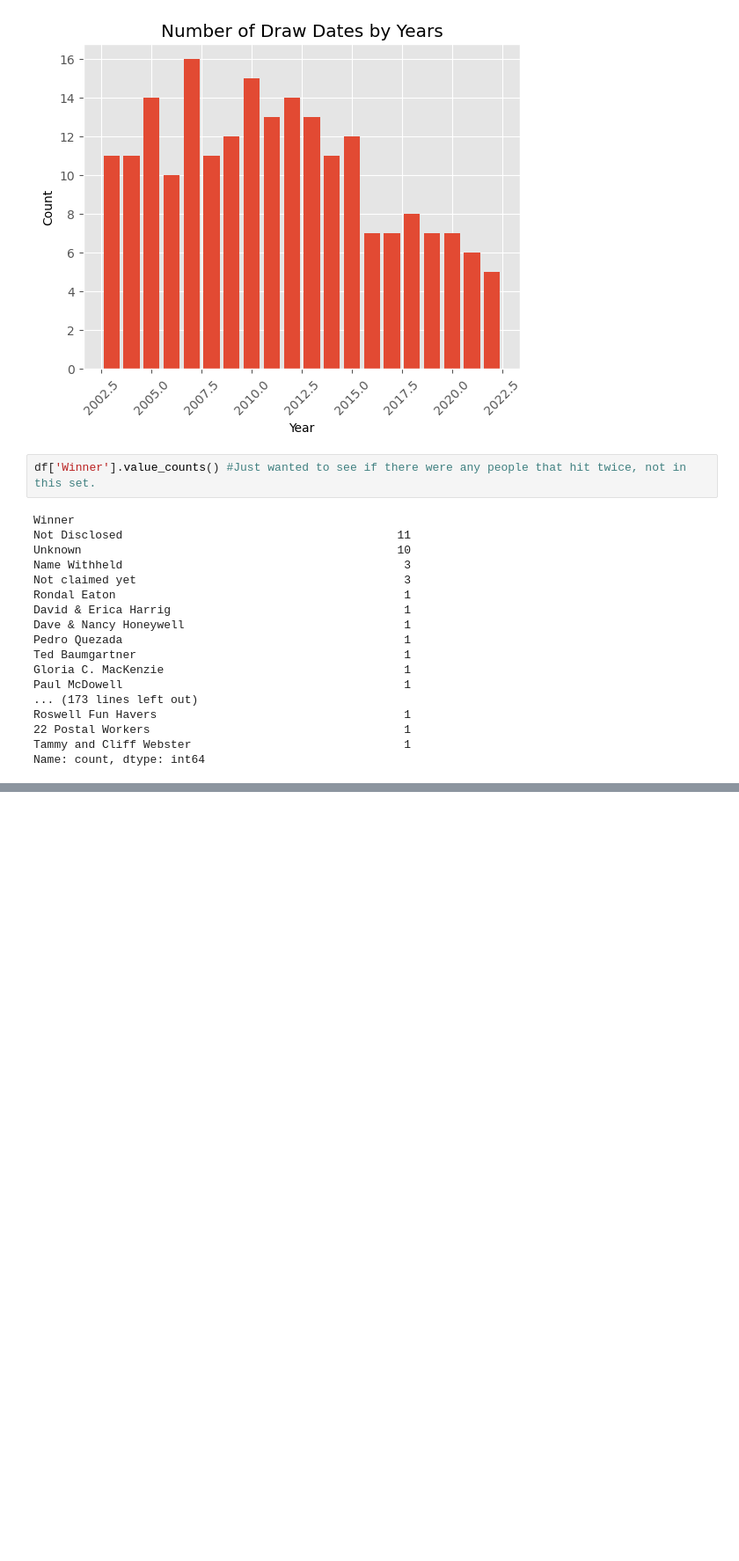
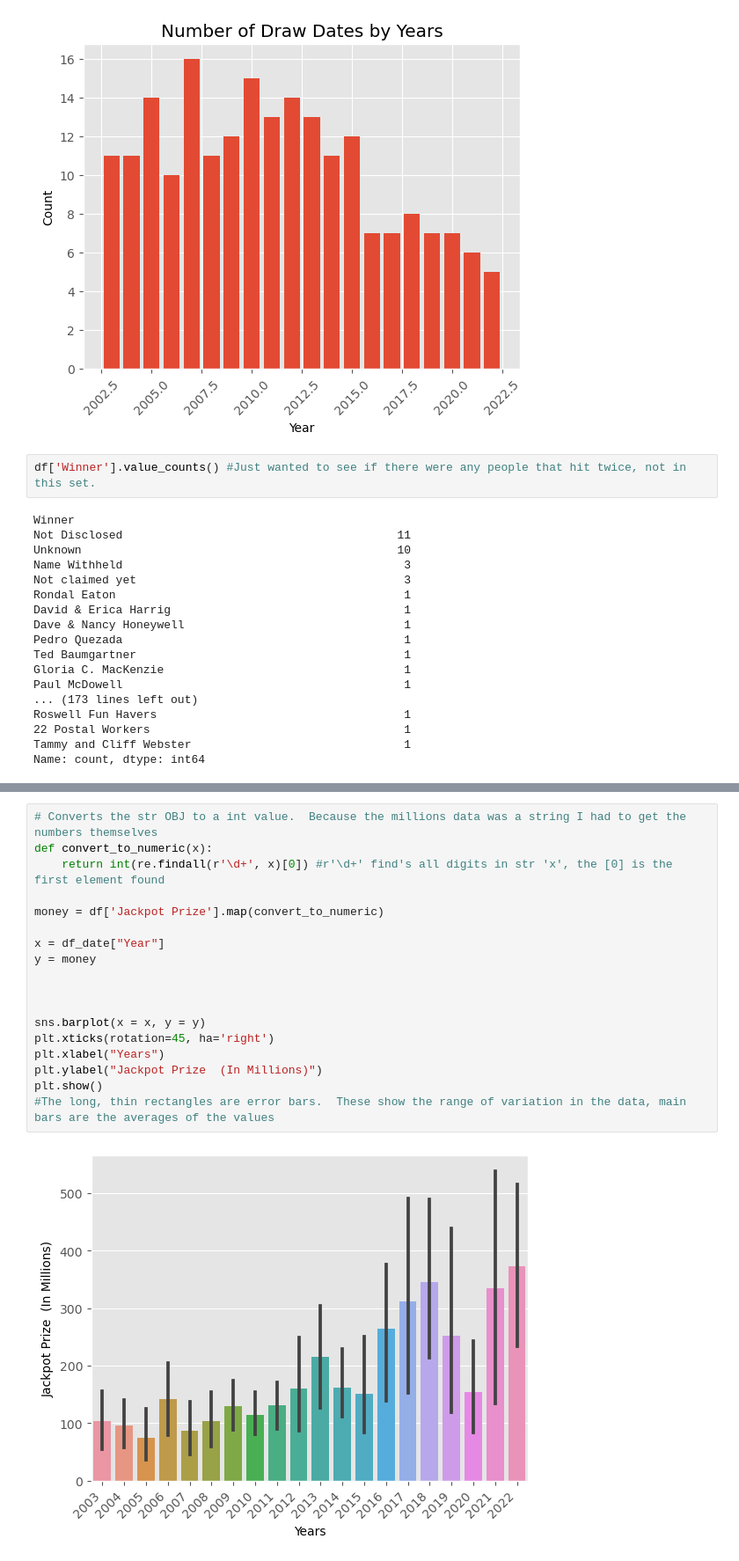
Before and after one commit to MouZer77/Powerball-Project, a Jupyter notebook: Data Exploration & Cleaning Powerball.CSV.ipynb, the cells around one changed output, grey strips where cells are left out. Shown at 88% size. Saved outputs shown, nothing was run; the diff lists cells and outputs as text; blank space fills up the shorter version.

```diff
--- a/Data Exploration & Cleaning Powerball.CSV.ipynb
+++ b/Data Exploration & Cleaning Powerball.CSV.ipynb
@@ -304,3 +306,23 @@ DE                       1
 LA                       1
 Vermont                  1
 Name: count, dtype: int64
+# %%
+# Converts the str OBJ to a int value.  Because the millions data was a string I had to get the numbers themselves
+def convert_to_numeric(x):
+    return int(re.findall(r'\d+', x)[0]) #r'\d+' find's all digits in str 'x', the [0] is the first element found
+
+money = df['Jackpot Prize'].map(convert_to_numeric)
+
+x = df_date["Year"]
+y = money
+
+
+
+sns.barplot(x = x, y = y)
+plt.xticks(rotation=45, ha='right')
+plt.xlabel("Years")
+plt.ylabel("Jackpot Prize  (In Millions)")
+plt.show()
+#The long, thin rectangles are error bars.  These show the range of variation in the data, main bars are the averages of the values
+# %% [output]
+[figure, added]
```
Also changed, not shown: parts of 3 cells of this notebook.
